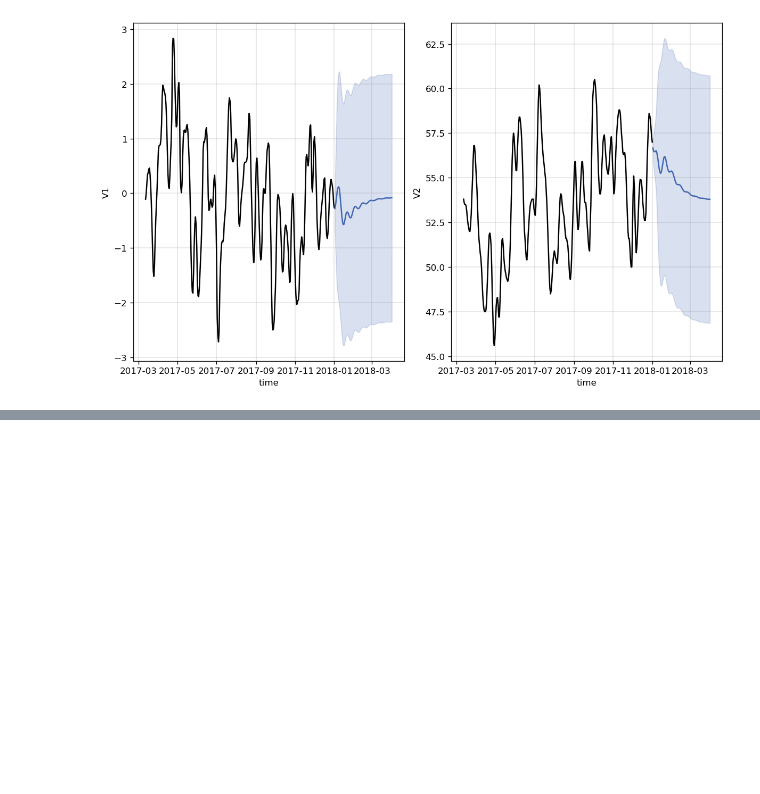
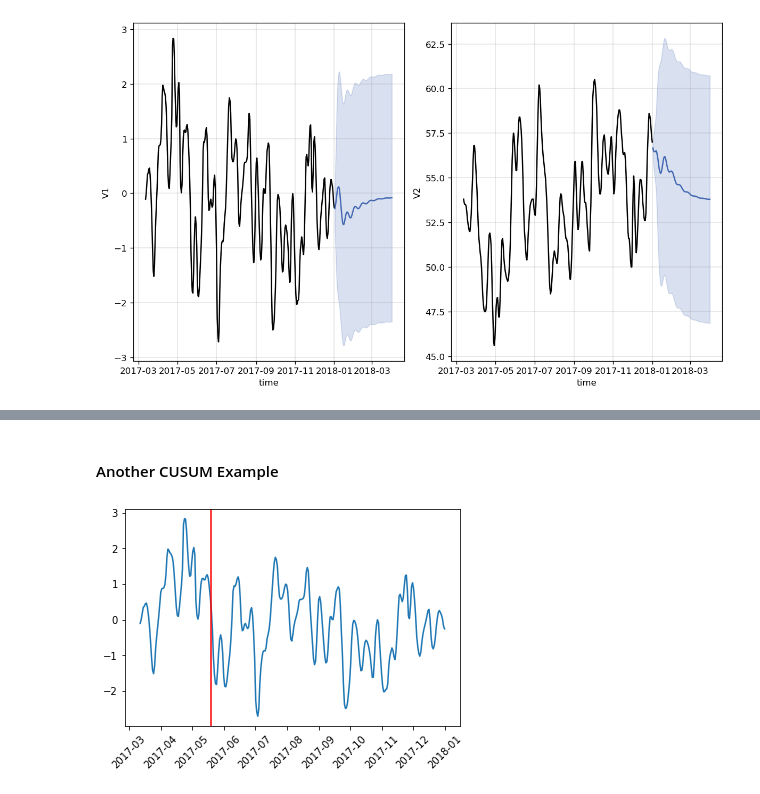
Before and after one commit to bcheng004/Kats-example, a Jupyter notebook: notebooks/bcheng004_Kats_windows.ipynb, the cells around one changed output, grey strips where cells are left out. Saved outputs shown, nothing was run; the diff lists cells and outputs as text; code cells hidden in the pictures; blank space fills up the shorter version.

```diff
--- a/notebooks/bcheng004_Kats_windows.ipynb
+++ b/notebooks/bcheng004_Kats_windows.ipynb
@@ -89,0 +114,13 @@ INFO:root:Generating chart for forecast result from VAR model.
+# %% [markdown]
+#### Another CUSUM Example
+# %%
+plt.clf()
+multi_df_cusum = multi_df.copy()
+multi_df_cusum = multi_df_cusum[['time','V1']]
+multi_ts_cusum = TimeSeriesData(multi_df_cusum)
+test_detector = CUSUMDetector(multi_ts_cusum)
+test_change_points = test_detector.detector(change_directions=['decrease'])
+plt.xticks(rotation=45)
+test_detector.plot(test_change_points)
+# %% [output]
+[figure, added]
```
Also changed, not shown: parts of 4 cells of this notebook.
